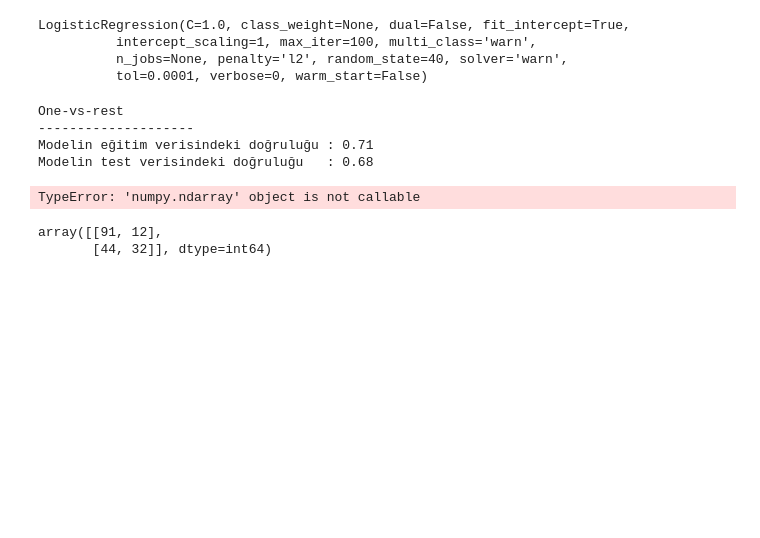
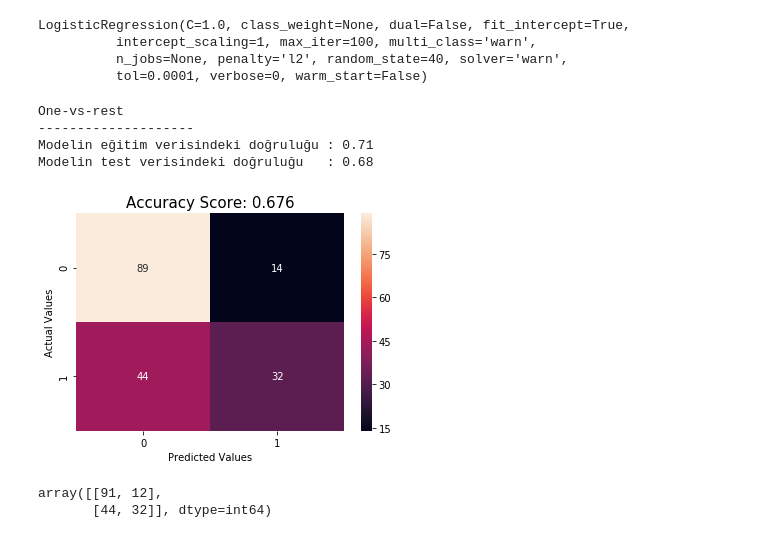
Before and after one commit to EceDolen/Bootcamp_-Bolum_7, a Jupyter notebook: Siniflandirma Problemleri_1_Lojistik_Regresyon_ile_Siniflandirma.ipynb, the cells around one changed output. Saved outputs shown, nothing was run; the diff lists cells and outputs as text; code cells hidden in the pictures; blank space fills up the shorter version.

```diff
--- a/Siniflandirma Problemleri_1_Lojistik_Regresyon_ile_Siniflandirma.ipynb
+++ b/Siniflandirma Problemleri_1_Lojistik_Regresyon_ile_Siniflandirma.ipynb
@@ -404,14 +430,14 @@ Modelin test verisindeki doğruluğu   : 0.68
 # %%
 predictions = lr.predict(X_test)
 score = round(accuracy_score(y_test, predictions), 3)
-cm1 = cm(y_test, predictions)
+cm1 = confusion_matrix(y_test, predictions)
 sns.heatmap(cm1, annot=True, fmt=".0f")
 plt.xlabel('Predicted Values')
 plt.ylabel('Actual Values')
 plt.title('Accuracy Score: {0}'.format(score), size = 15)
 plt.show()
 # %% [output]
-TypeError: 'numpy.ndarray' object is not callable
+[figure, added]
 # %%
 cm = confusion_matrix(y_test,y_pred)
 cm
```
Also changed, not shown: parts of 30 cells of this notebook.
